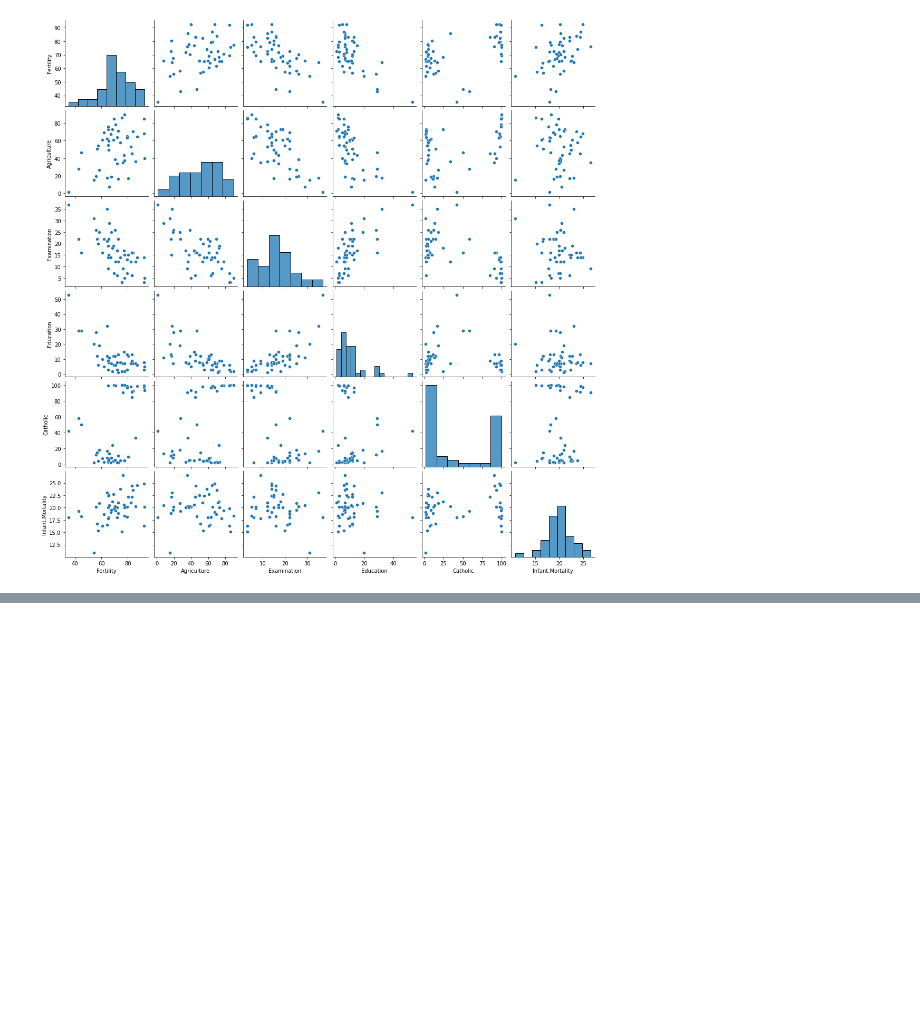
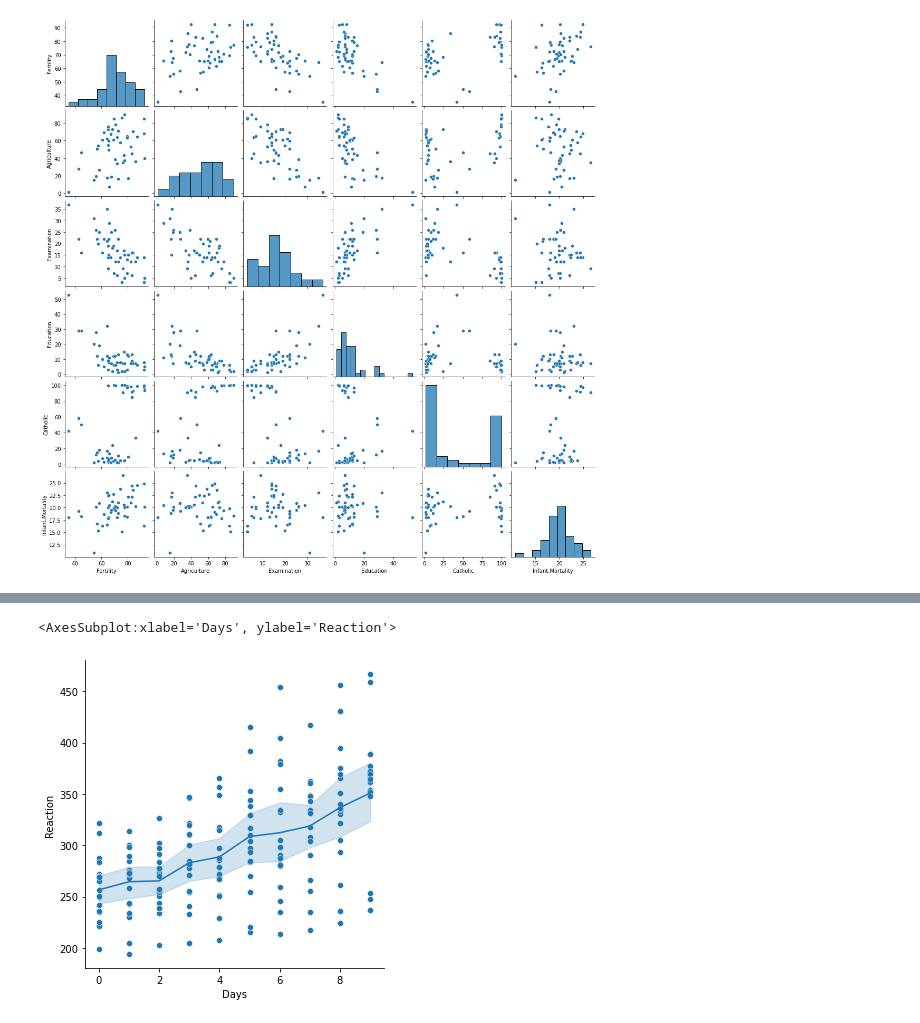
Before and after one commit to etclark3/numpy-pandas, a Jupyter notebook: seaborn.exercises.ipynb, the cells around one changed output, grey strips where cells are left out. Saved outputs shown, nothing was run; the diff lists cells and outputs as text; code cells hidden in the pictures; blank space fills up the shorter version.

```diff
--- a/seaborn.exercises.ipynb
+++ b/seaborn.exercises.ipynb
@@ -394,0 +424,6 @@ plt.show()
+# %%
+sns.relplot(data=sleepstudy, x='Days', y='Reaction')
+sns.lineplot(data=sleepstudy, x='Days', y='Reaction')
+# %% [output]
+<AxesSubplot:xlabel='Days', ylabel='Reaction'>
+[figure, added]
```
Also changed, not shown: parts of 10 cells of this notebook.
